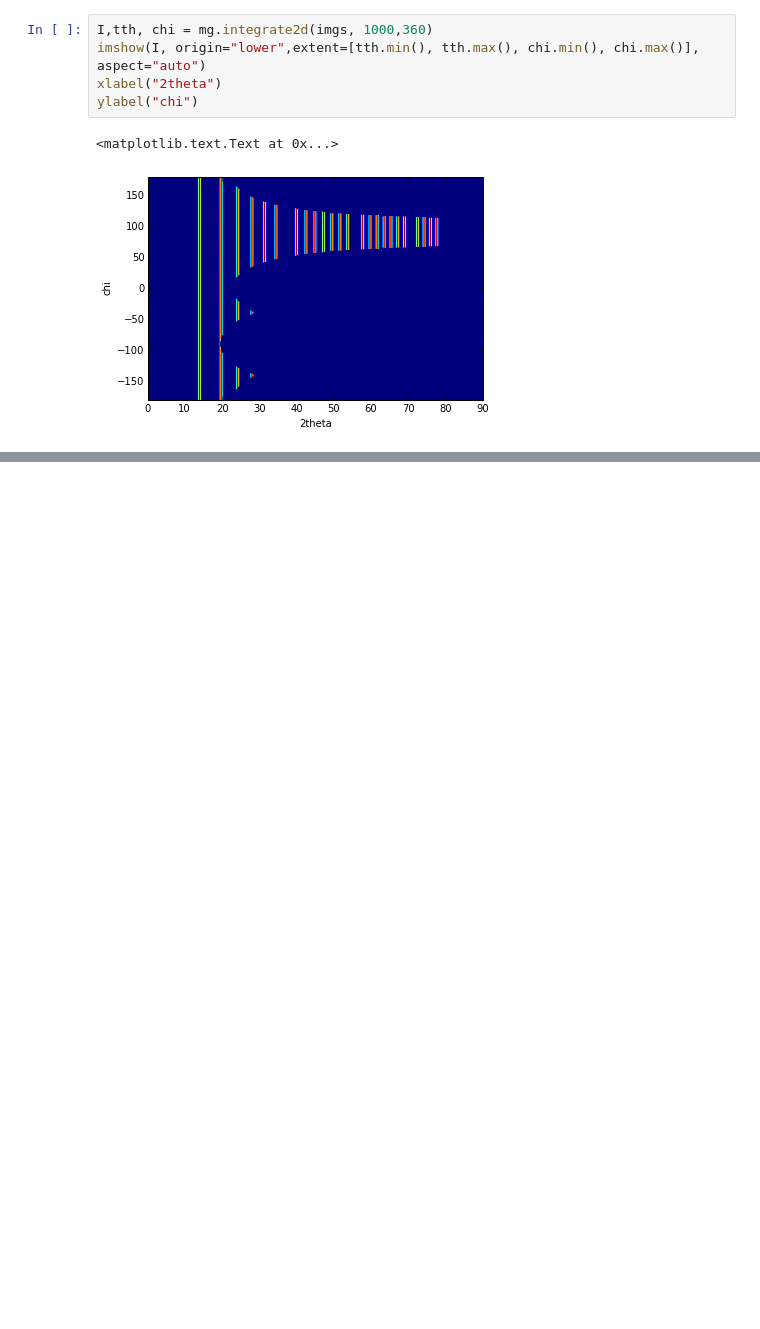
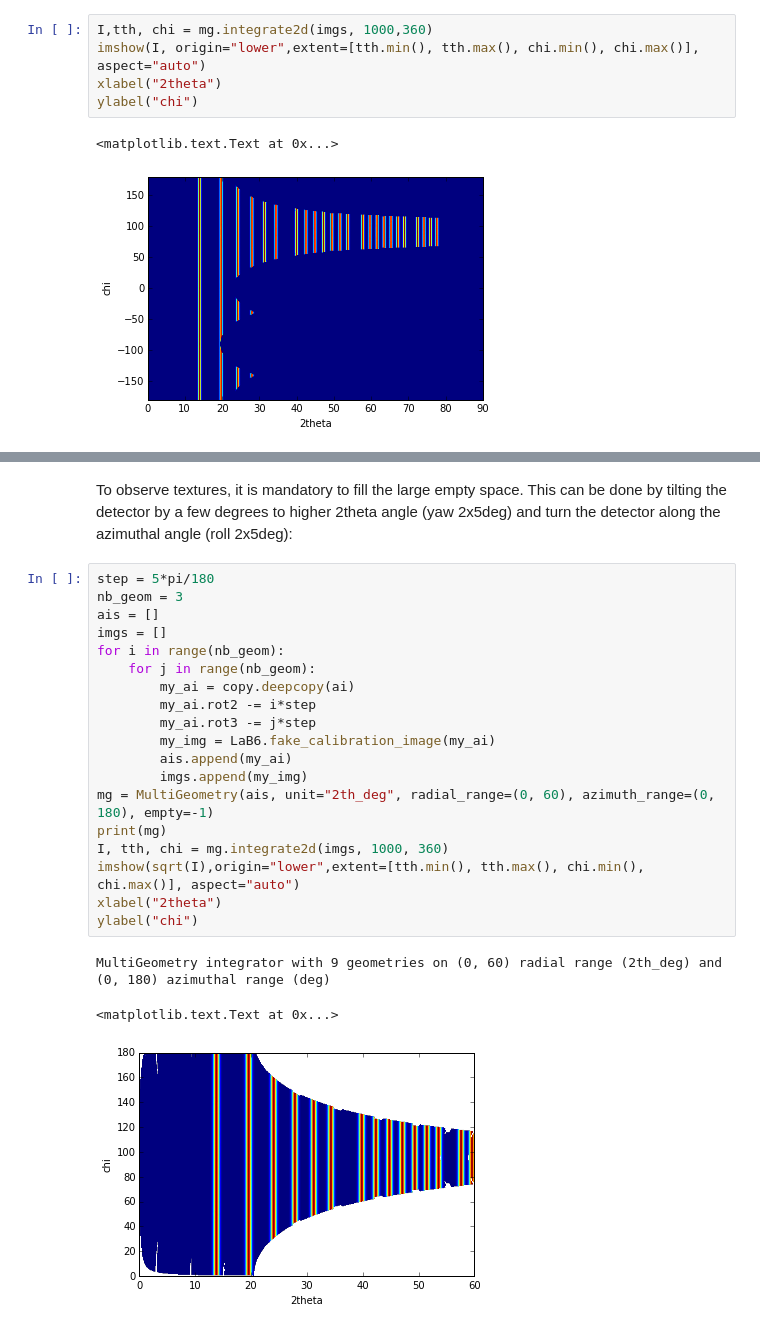
Before and after one commit to silx-kit/pyFAI, a Jupyter notebook: doc/source/usage/tutorial/MultiGeometry.ipynb, the cells around one changed output, grey strips where cells are left out. Cells and saved outputs as stored; diff of their text form; blank space fills up the shorter version.

Commit message:
Update tutorial on multi-geometry

```diff
--- a/doc/source/usage/tutorial/MultiGeometry.ipynb
+++ b/doc/source/usage/tutorial/MultiGeometry.ipynb
@@ -236,0 +264,25 @@ It isn't that difficult, is it ?
+# %% [markdown]
+To observe textures, it is mandatory to fill the large empty space. This can be done by tilting the detector by a few degrees to higher 2theta angle (yaw 2x5deg) and turn the detector along the azimuthal angle (roll 2x5deg):
+# %%
+step = 5*pi/180
+nb_geom = 3
+ais = []
+imgs = []
+for i in range(nb_geom):
+    for j in range(nb_geom):
+        my_ai = copy.deepcopy(ai)
+        my_ai.rot2 -= i*step
+        my_ai.rot3 -= j*step
+        my_img = LaB6.fake_calibration_image(my_ai)
+        ais.append(my_ai)
+        imgs.append(my_img)
+mg = MultiGeometry(ais, unit="2th_deg", radial_range=(0, 60), azimuth_range=(0, 180), empty=-1)
+print(mg)
+I, tth, chi = mg.integrate2d(imgs, 1000, 360)
+imshow(sqrt(I),origin="lower",extent=[tth.min(), tth.max(), chi.min(), chi.max()], aspect="auto")
+xlabel("2theta")
+ylabel("chi")
+# %% [output]
+MultiGeometry integrator with 9 geometries on (0, 60) radial range (2th_deg) and (0, 180) azimuthal range (deg)
+<matplotlib.text.Text at 0x...>
+[figure, added]
```
Also changed, not shown: parts of 10 cells of this notebook, 15 other files.
